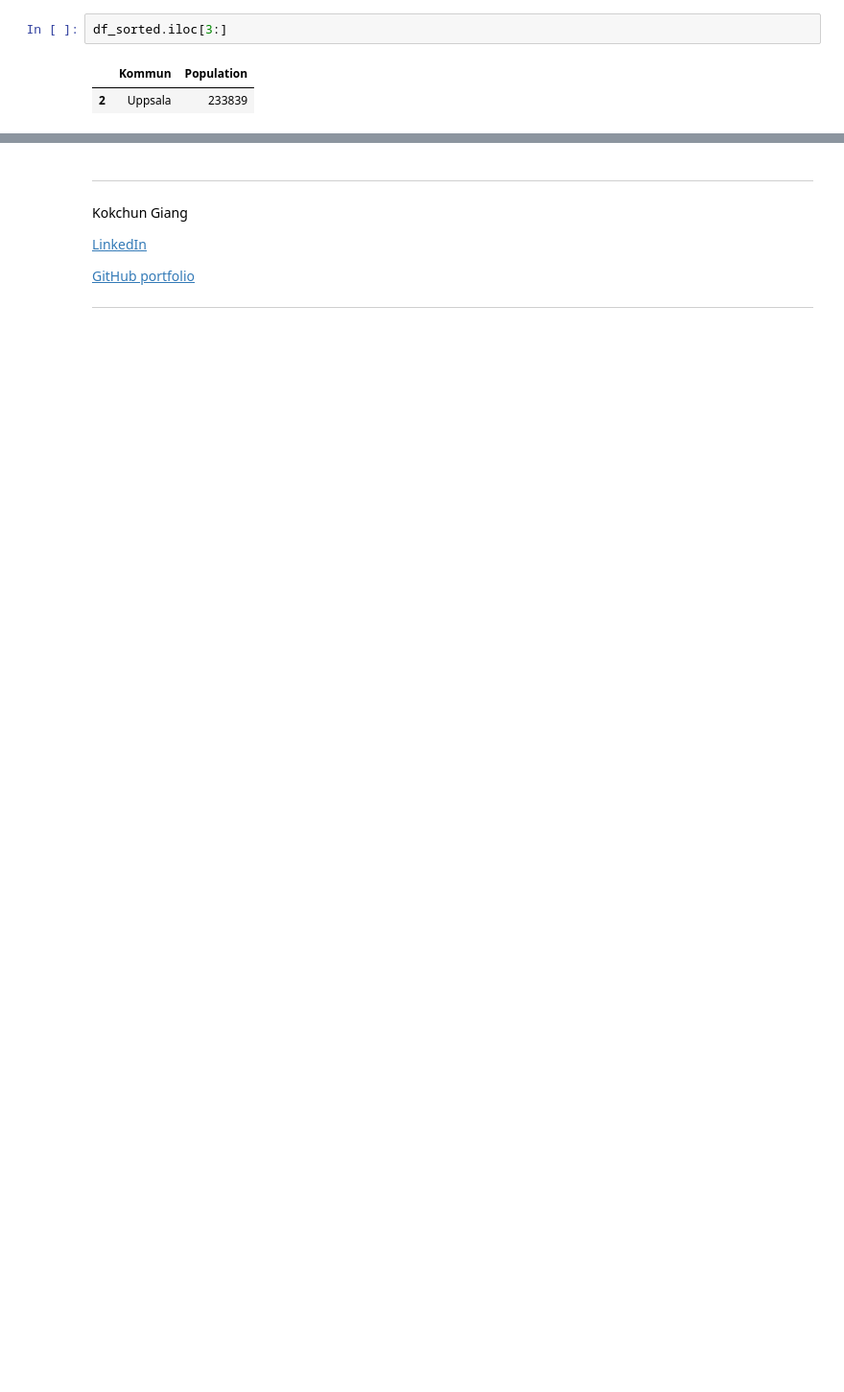
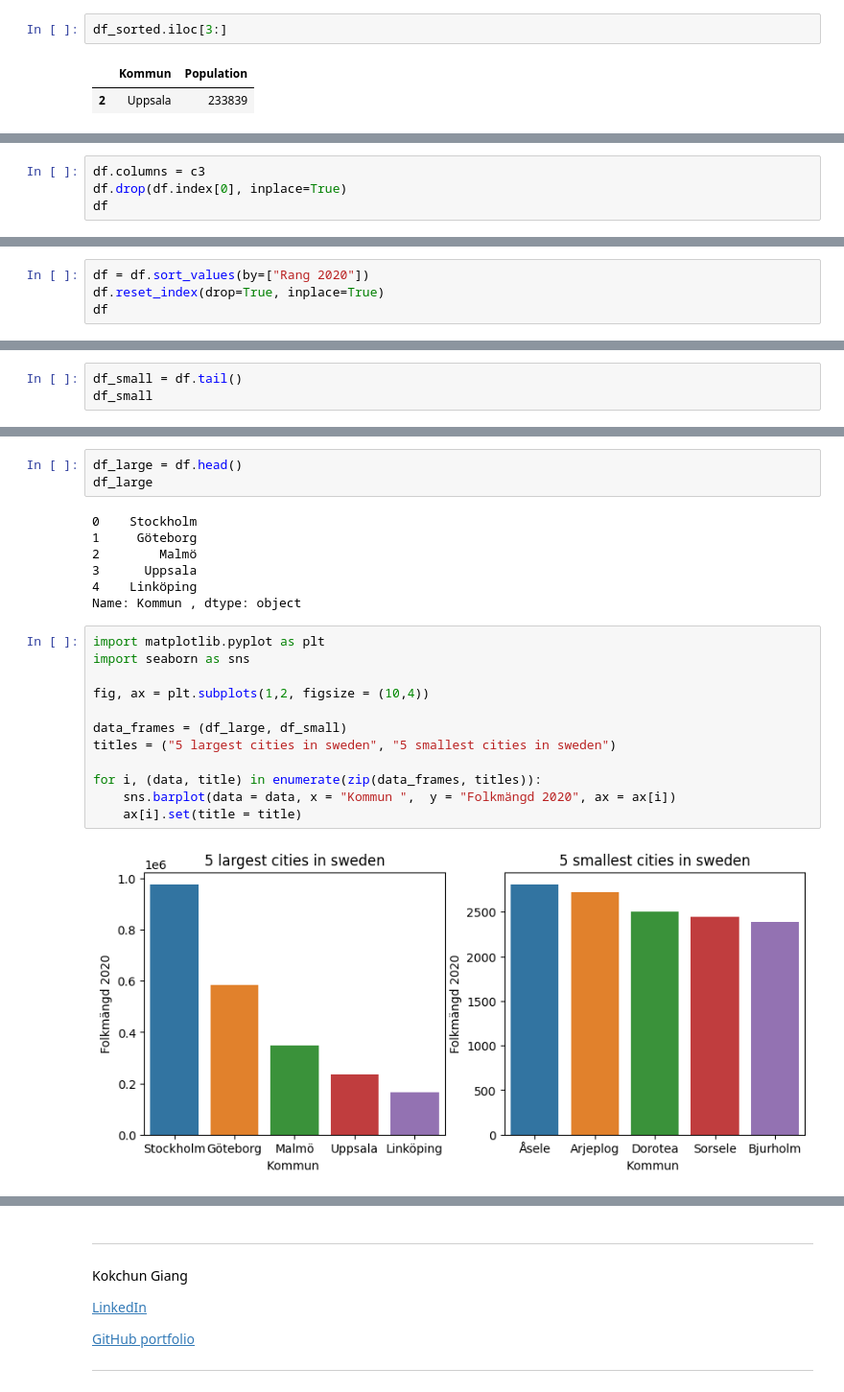
Before and after one commit to Razjoh/Databehandling-Rasmus-Johansson, a Jupyter notebook: Exercises/E00_pandas_basic_syntax.ipynb, the cells around one changed output, grey strips where cells are left out. Shown: that part at 96% size. Saved outputs shown, nothing was run; the diff lists cells and outputs as text; blank space fills up the shorter version.

Commit message:
Downloaded data

```diff
--- a/Exercises/E00_pandas_basic_syntax.ipynb
+++ b/Exercises/E00_pandas_basic_syntax.ipynb
@@ -204,0 +269,4 @@ f)
+# %%
+df.columns = c3
+df.drop(df.index[0], inplace=True)
+df
@@ -204,0 +287,4 @@ f)
+# %%
+df = df.sort_values(by=["Rang 2020"])
+df.reset_index(drop=True, inplace=True)
+df
@@ -204,0 +305,3 @@ f)
+# %%
+df_small = df.tail()
+df_small
@@ -205,3 +322,27 @@ f)
+# %%
+df_large = df.head()
+df_large
+# %% [output]
+0    Stockholm
+1     Göteborg
+2        Malmö
+3      Uppsala
+4    Linköping
+Name: Kommun , dtype: object
+# %%
+import matplotlib.pyplot as plt
+import seaborn as sns
+
+fig, ax = plt.subplots(1,2, figsize = (10,4))
+
+data_frames = (df_large, df_small)
+titles = ("5 largest cities in sweden", "5 smallest cities in sweden")
+
+for i, (data, title) in enumerate(zip(data_frames, titles)):
+    sns.barplot(data = data, x = "Kommun ",  y = "Folkmängd 2020", ax = ax[i])
+    ax[i].set(title = title)
+# %% [output]
+[figure, added]
 # %% [markdown]
 ---
 
```
Also changed, not shown: parts of 11 cells of this notebook, 3 other files.
